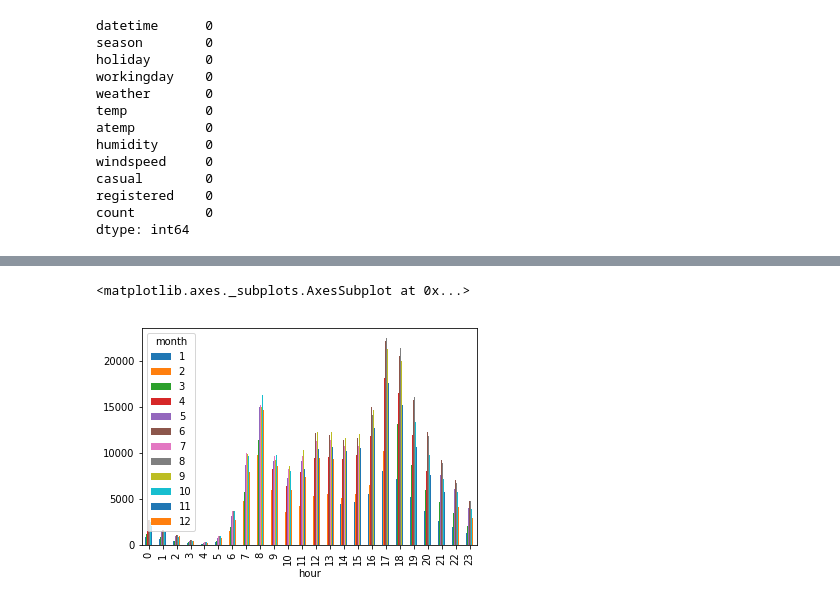
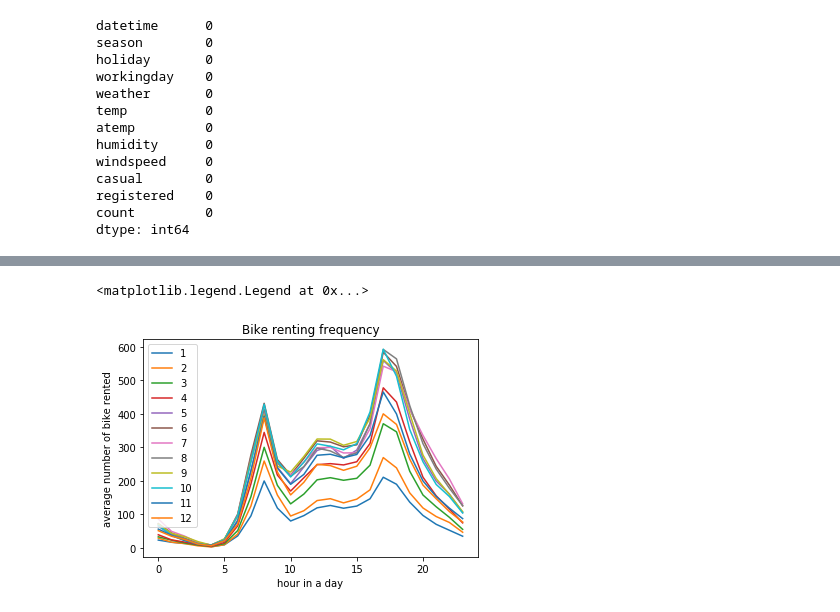
Before and after one commit to stella1104/bikesharing_1, a Jupyter notebook: bikesharing.ipynb, the cells around one changed output, grey strips where cells are left out. Drawn from its saved outputs; the diff is of its cells as text; code cells hidden in the pictures.

```diff
--- a/bikesharing.ipynb
+++ b/bikesharing.ipynb
@@ -52,32 +53,3 @@ casual        0
 registered    0
 count         0
 dtype: int64
-# %%
-%matplotlib inline
-##What hour of a day are bikes rented most?
-def get_hour(datetime):
-    return datetime.hour
-
-df.datetime = pd.to_datetime(df.datetime)
-
-df['hour'] = df['datetime'].apply(get_hour)
-
-result = df['count'].groupby(df['hour']).sum()
-result = result.reset_index().set_index('hour')
-
-t1 = result[result==result.max()]
-t2 = result[result<result.max()]
-
-plt.bar(t1.index, t1['count'], color='r')
-plt.bar(t2.index, t2['count'], color='g')
-
-
-#langs =    result.index
-#langperf = result
-#y_pos = np.arange(len(langs))
-
-#plt.bar(y_pos, langperf, align='center', alpha=0.5)
-#plt.xticks(y_pos, langs)
-##plt.ylabel('Usage')
-#plt.title('complaints_per_year')
-#plt.savefig('complaints_per_year.png')
@@ -103,16 +135,27 @@ data.unstack().plot(kind='bar', stacked=False)
 # %%
 %matplotlib inline
 ##At which month and what hour of a day are bikes rented most?
 
 def get_month(datetime):
     return datetime.month
 
 df['month'] = df['datetime'].apply(get_month)
 
-result_month_hour = df.groupby([df['hour'],df['month']]).sum()['count']
+result_month_hour = df.groupby([df['hour'],df['month']]).mean()['count'].to_frame().reset_index()
+
+for i in range(1,13):
+    temp = result_month_hour.loc[lambda x: x['month'] == i]
+    plt.plot(temp['hour'],temp['count'])
 
 
-result_month_hour.unstack().plot(kind='bar', stacked=False)
+
+plt.title('Bike renting frequency')
+plt.xlabel('hour in a day')
+plt.ylabel('average number of bike rented')
+month_index = range(1,13)
+plt.legend(month_index)
+
+## regardless of the month, bike is mostly rented at 5pm
 # %% [output]
-<matplotlib.axes._subplots.AxesSubplot at 0x...>
+<matplotlib.legend.Legend at 0x...>
-[figure, old version]
+[figure, new version]
```
Also changed, not shown: parts of 15 cells of this notebook.
